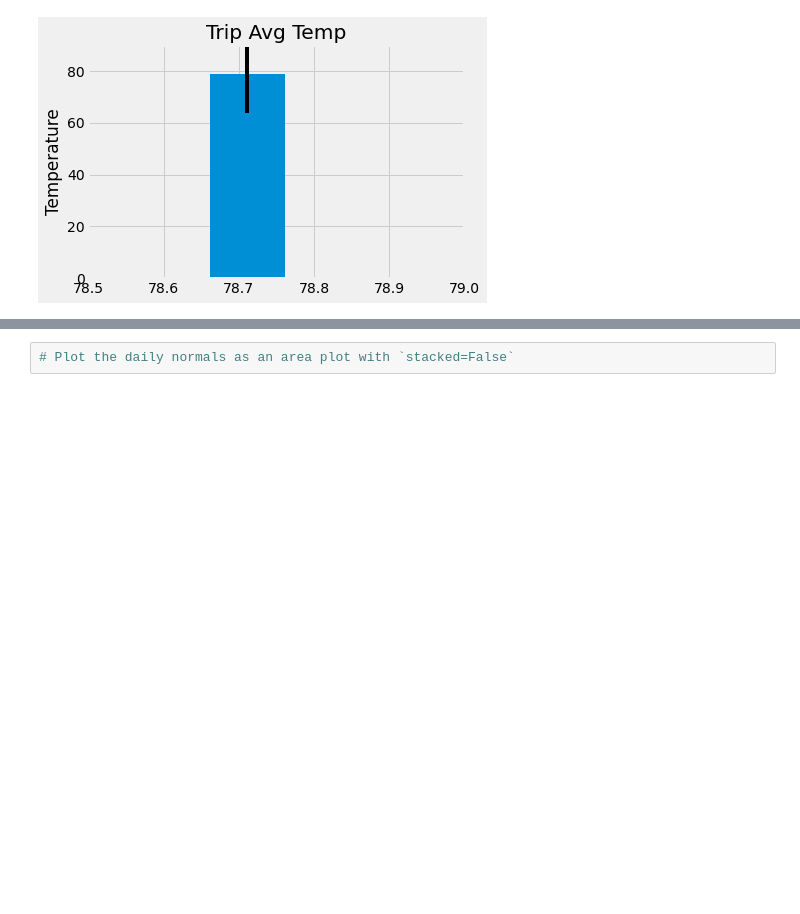
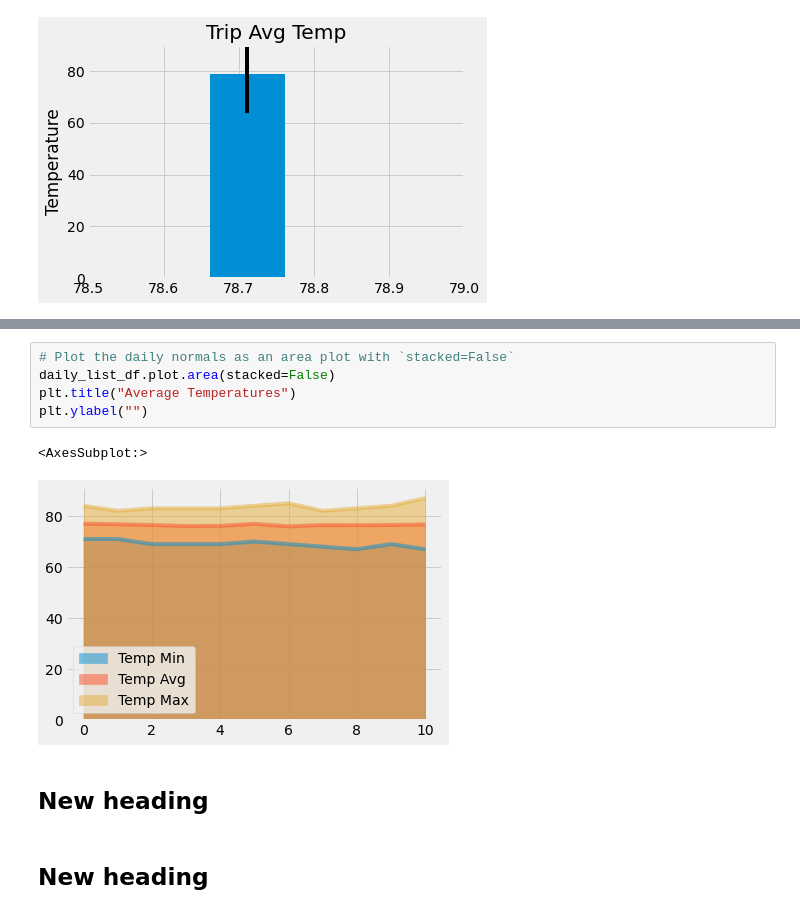
Before and after one commit to Jen-Dean/sqlalchemy-challenge, a Jupyter notebook: climate_finished_bonus.ipynb, the cells around one changed output, grey strips where cells are left out. Drawn from its saved outputs; the diff is of its cells as text; blank space fills up the shorter version.

```diff
--- a/climate_finished_bonus.ipynb
+++ b/climate_finished_bonus.ipynb
@@ -443,2 +486,12 @@ daily_list_df.head()
 # %%
 # Plot the daily normals as an area plot with `stacked=False`
+daily_list_df.plot.area(stacked=False)
+plt.title("Average Temperatures")
+plt.ylabel("")
+# %% [output]
+<AxesSubplot:>
+[figure, added]
+# %% [markdown]
+## New heading
+# %% [markdown]
+## New heading
```
Also changed, not shown: parts of 12 cells of this notebook, 1 other file.
